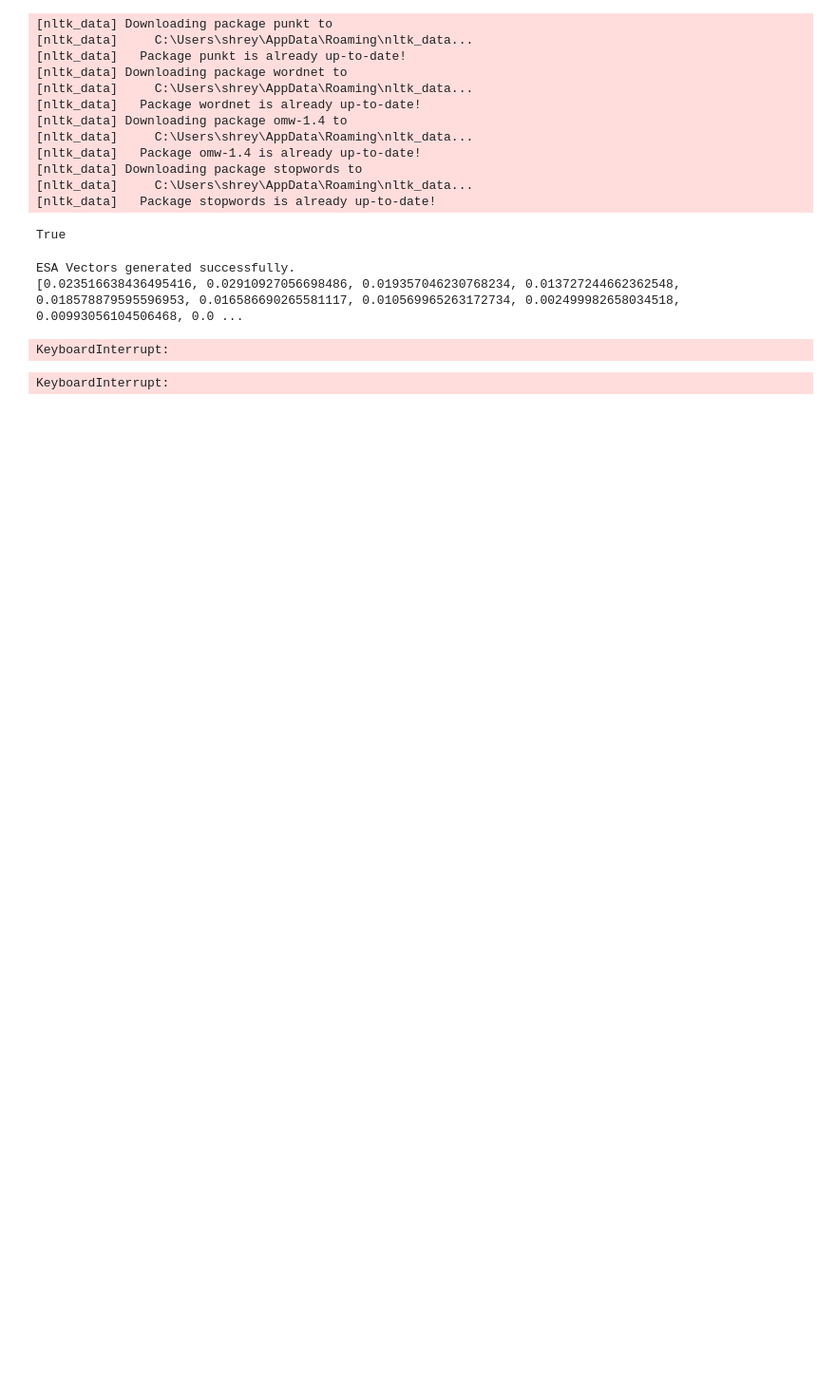
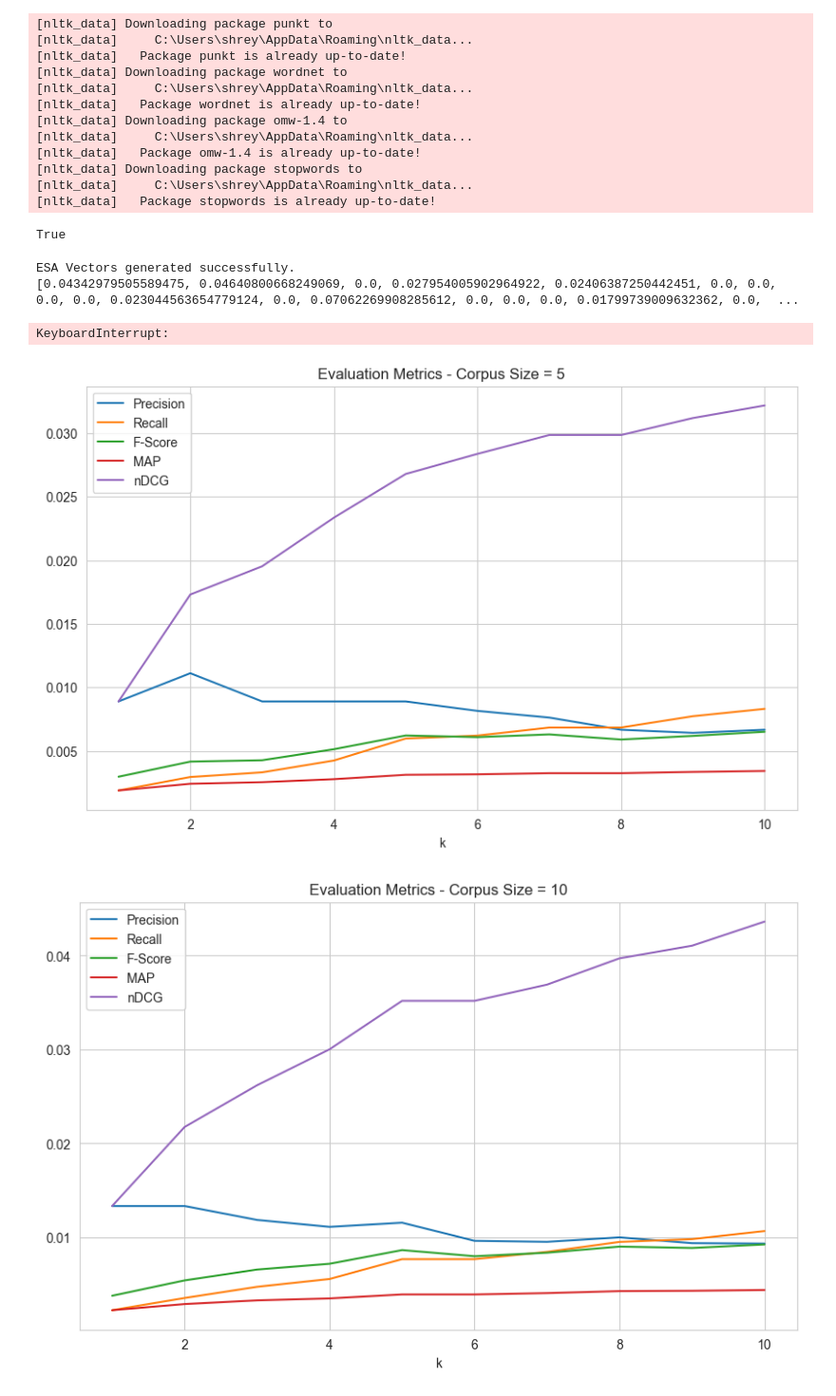
Before and after one commit to petrichor247/ESA-for-IR, a Jupyter notebook: spreading_activation_esa.ipynb, the cells around one changed output. Shown: that part at 95% size. Cells and saved outputs as stored; diff of their text form; code cells hidden in the pictures; blank space fills up the shorter version.

Commit message:
spreading activation for esa, with plots

```diff
--- a/spreading_activation_esa.ipynb
+++ b/spreading_activation_esa.ipynb
@@ -162,8 +162,8 @@ def generate_esa_vectors(text, corpus_file="topics/topics_top_1000_lem_wiki.json
         return [], []
 
     # preprocessing
-    expanded_query = expand_query_spreading_activation(text)
-    sentences = sent_tokenize(expanded_query)
+
+    sentences = sent_tokenize(text)
     processed_sentences = [preprocess_text(s) for s in sentences]
     processed_corpus = list(corpus.values())
     all_documents = processed_sentences + processed_corpus
@@ -207,7 +207,7 @@ if __name__ == "__main__":
     main()
 # %% [output]
 ESA Vectors generated successfully.
-[0.023516638436495416, 0.02910927056698486, 0.019357046230768234, 0.013727244662362548, 0.018578879595596953, 0.016586690265581117, 0.010569965263172734, 0.002499982658034518, 0.00993056104506468, 0.0 ...
+[0.04342979505589475, 0.04640800668249069, 0.0, 0.027954005902964922, 0.02406387250442451, 0.0, 0.0, 0.0, 0.0, 0.023044563654779124, 0.0, 0.07062269908285612, 0.0, 0.0, 0.0, 0.01799739009632362, 0.0,  ...
 # %%
 cranfield = []
 with open("cranfield/cran_docs.json", "r") as f:
@@ -226,7 +226,7 @@ for corpus_size in corpus_sizes:
     for doc_id, doc_body in bodies.items():
         esa_dict[doc_id] = generate_esa_vectors(doc_body, corpus_file=f"topics/topics_top_{corpus_size}_lem_wiki.json")
 
-    with open(f"topics/topics_top_{corpus_size}_docs_sa_esa.json", "w") as f:
+    with open(f"topics/topics_top_{corpus_size}_docs_esa.json", "w") as f:
         json.dump(esa_dict, f)
 # %% [output]
 KeyboardInterrupt:
@@ -234,7 +234,7 @@ KeyboardInterrupt:
 import json
 import numpy as np
 
-class ESAInformationRetrieval:
+class SAESAInformationRetrieval:
 
     def __init__(self, corpus_size=1000):
 
@@ -244,7 +244,7 @@ class ESAInformationRetrieval:
 
     def build_vectors(self):
 
-        with open(f"topics/topics_top_{self.corpus_size}_docs_sa_esa.json", "r") as f:
+        with open(f"topics/topics_top_{self.corpus_size}_docs_esa.json", "r") as f:
             doc_esa_vectors = json.load(f)
             f.close()
         self.docIDs = [int(doc_id) for doc_id in doc_esa_vectors.keys()]
@@ -289,7 +289,7 @@ if not os.path.exists("spreading_activation_esa"):
 corpus_sizes = [5, 10, 50, 100, 500, 1000]
 
 for corpus_size in corpus_sizes:
-    ir = ESAInformationRetrieval(corpus_size=corpus_size)
+    ir = SAESAInformationRetrieval(corpus_size=corpus_size)
     ir.build_vectors()
 
     queries_json = json.load(open("cranfield/cran_queries.json", 'r'))
@@ -304,32 +304,33 @@ for corpus_size in corpus_sizes:
 
     precisions, recalls, fscores, MAPs, nDCGs = [], [], [], [], []
 
     for k in range(1, 11):
         precision = evaluator.meanPrecision(doc_IDs_ordered, query_ids, qrels, k)
         precisions.append(precision)
         recall = evaluator.meanRecall(doc_IDs_ordered, query_ids, qrels, k)
         recalls.append(recall)
         fscore = evaluator.meanFscore(doc_IDs_ordered, query_ids, qrels, k)
         fscores.append(fscore)
         #print("Precision, Recall and F-score @ " + str(k) + " : " + str(precision) + ", " + str(recall) + ", " + str(fscore))
         MAP = evaluator.meanAveragePrecision(doc_IDs_ordered, query_ids, qrels, k)
         MAPs.append(MAP)
         nDCG = evaluator.meanNDCG(doc_IDs_ordered, query_ids, qrels, k)
         nDCGs.append(nDCG)
         #print("MAP, nDCG @ " + str(k) + " : " + str(MAP) + ", " + str(nDCG))
 
     # Plot the metrics and save plot
     plt.figure(figsize=(10, 6))
     sns.set_style("whitegrid")
     plt.plot(range(1, 11), precisions, label="Precision")
     plt.plot(range(1, 11), recalls, label="Recall")
     plt.plot(range(1, 11), fscores, label="F-Score")
     plt.plot(range(1, 11), MAPs, label="MAP")
     plt.plot(range(1, 11), nDCGs, label="nDCG")
     plt.legend()
     plt.title(f"Evaluation Metrics - Corpus Size = {corpus_size}")
     plt.xlabel("k")
-    plt.savefig(f"esa/eval_plot_{corpus_size}.png")
+    plt.savefig(f"spreading_activation_esa/eval_plot_{corpus_size}.png")
     plt.show()
 # %% [output]
-KeyboardInterrupt:
+[figure, added]
+[figure, added]
```
Also changed, not shown: parts of 1 cell of this notebook.
